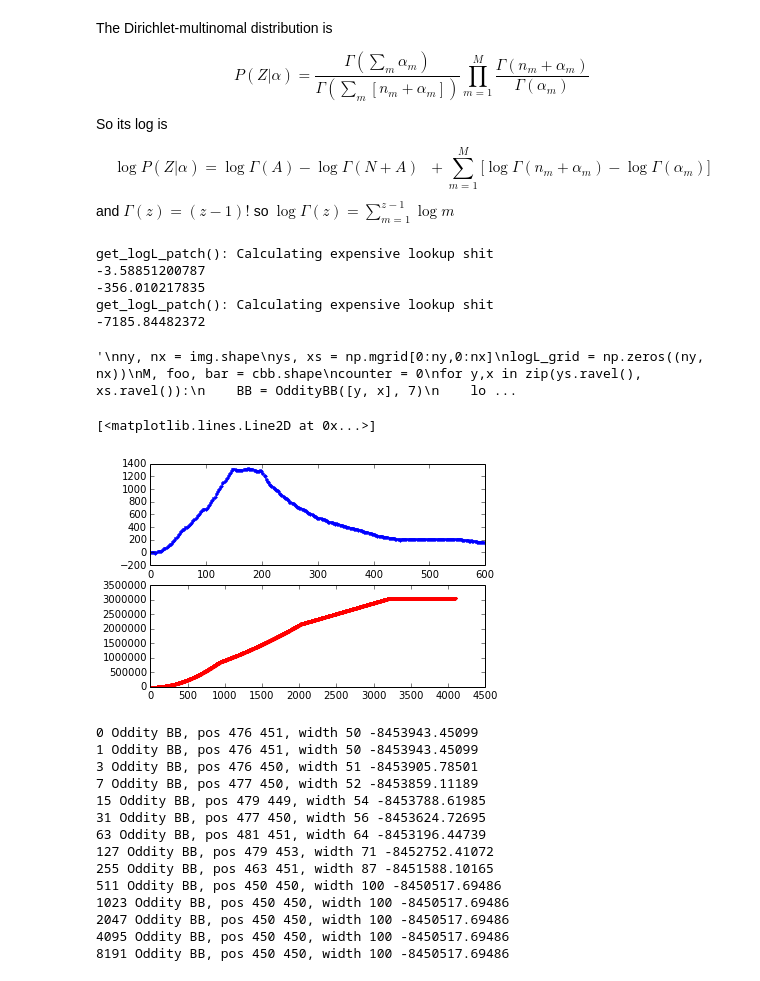
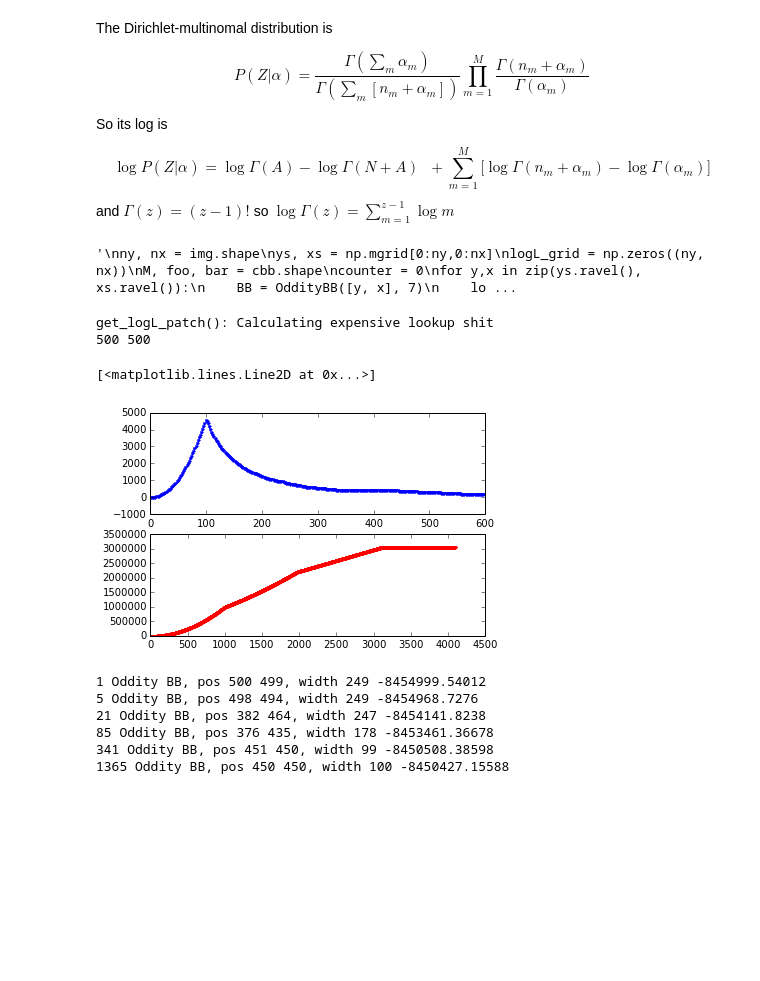
Before and after one commit to garibaldu/Oddity, a Jupyter notebook: code/squares.ipynb, the cells around one changed output. Cells and saved outputs as stored; diff of their text form; code cells hidden in the pictures; blank space fills up the shorter version.

```diff
--- a/code/squares.ipynb
+++ b/code/squares.ipynb
@@ -75,7 +74,7 @@ realimg = hdulist[0].data
 hdulist.close()
 
 # make fake data
-fakeimg = np.random.normal(size=realimg.shape)
+fakeimg = rng.normal(size=realimg.shape)
 ny, nx = fakeimg.shape
 ygrid, xgrid = mgrid[:ny, :nx]
 fakeimg += 0.0 * xgrid / nx  # to add a tiny gradient as a test
@@ -159,16 +157,9 @@ def get_logL_patch(counts, alphas):
             - np.sum(get_logL_patch.gammaln[alphas])
             )
 
-
-print get_logL_patch(np.array([1,1,1]), 100*np.array([1,2,3]))
-print get_logL_patch(np.array([31,351,21]), 100*np.array([1,2,3]))
-print get_logL_patch(np.array([1000,10000,1000]), 100*np.array([1,2,3]))
+#print get_logL_patch(np.array([1,1,1]), 100*np.array([1,2,3]))
+#print get_logL_patch(np.array([31,351,21]), 100*np.array([1,2,3]))
+#print get_logL_patch(np.array([1000,10000,1000]), 100*np.array([1,2,3]))
-# %% [output]
-get_logL_patch(): Calculating expensive lookup shit
--3.58851200787
--356.010217835
-get_logL_patch(): Calculating expensive lookup shit
--7185.84482372
 # %%
 def get_logL(cumulated_block, BBs, alphas_S, alphas_B):
     """
@@ -225,28 +216,32 @@ for y,x in zip(ys.ravel(), xs.ravel()):
 # %%
 widths = np.arange(1,2*max(img.shape),2)
 logLs = np.zeros(len(widths))
 countss = np.zeros(len(widths))
 
 alphas_S = np.ones(M, dtype=int)
-alphas_B = 2 * alphas_S
+alphas_B = 16 * alphas_S
 
 logL0 = get_logL(cbb, [], alphas_S, alphas_B)
 
-ybest, xbest = np.where(img == img.max())
-ybest, xbest = ybest[0], xbest[0]
+#ybest, xbest = np.where(img == img.max())
+#ybest, xbest = ybest[0], xbest[0]
+ybest, xbest = 500, 500
+print ybest, xbest
 
 for i, width in enumerate(widths):
     hw = (width-1)/2 # the half-width
     BB = OddityBB([ybest-hw, xbest-hw], width)
     countss[i] = np.sum(BB.get_counts(cbb))
     logLs[i] = get_logL(cbb, [BB, ], alphas_S, alphas_B)
 
 plt.subplot(211)
 plt.plot(widths, logLs-logL0,'.b')
 plt.xlim(0,600)
 
 plt.subplot(212)
 plt.plot(widths, countss,'.r')
 # %% [output]
-[<matplotlib.lines.Line2D at 0x...>]
+get_logL_patch(): Calculating expensive lookup shit
+500 500
+[<matplotlib.lines.Line2D at 0x...>]
-[figure, old version]
+[figure, new version]
@@ -253,3 +276,24 @@ plt.plot(widths, countss,'.r')
+# %%
+# Test Metropolis-Hastings algorithm
+BB = OddityBB([ybest, xbest], 250)  # initialising MCMC
+BBs = [BB, ]
+BBs.append( OddityBB([rng.randint(1,img.shape[0]), rng.randint(1,img.shape[1])], 250) ) # random BB
+i = 0
+logP = MH_step(cbb, i, BBs, alphas_S, alphas_B)
+T = 0
+for t in range(6):
+    T_inner = 2 ** (2*t)
+    for tt in range(T_inner):
+        logP = MH_step(cbb, i, BBs, alphas_S, alphas_B, temperature=1., logP=logP)
+    T += T_inner
+    print T, BBs[i], logP
+# %% [output]
+1 Oddity BB, pos 500 499, width 249 -8454999.54012
+5 Oddity BB, pos 498 494, width 249 -8454968.7276
+21 Oddity BB, pos 382 464, width 247 -8454141.8238
+85 Oddity BB, pos 376 435, width 178 -8453461.36678
+341 Oddity BB, pos 451 450, width 99 -8450508.38598
+1365 Oddity BB, pos 450 450, width 100 -8450427.15588
 # %%
 def optimize_step(cbb, i, BBs, alphas_S, alphas_B):
     """
@@ -304,32 +322,3 @@ def MH_step(cbb, i, BBs, alphas_S, alphas_B, temperature = 1., logP = None):
-# %%
-# Test Metropolis-Hastings algorithm
-BB = OddityBB([ybest, xbest], 50)  # initialising MCMC
-BBs = [BB, ]
-i = 0
-logP = MH_step(cbb, i, BBs, alphas_S, alphas_B)
-T = 0
-for t in range(13):
-    print T, BBs[i], logP
-    t_inner = 2 ** (t)
-    for tt in range(t_inner):
-        logP = MH_step(cbb, i, BBs, alphas_S, alphas_B, temperature=1., logP=logP)
-    T += t_inner
-print T, BBs[i], logP
-# %% [output]
-0 Oddity BB, pos 476 451, width 50 -8453943.45099
-1 Oddity BB, pos 476 451, width 50 -8453943.45099
-3 Oddity BB, pos 476 450, width 51 -8453905.78501
-7 Oddity BB, pos 477 450, width 52 -8453859.11189
-15 Oddity BB, pos 479 449, width 54 -8453788.61985
-31 Oddity BB, pos 477 450, width 56 -8453624.72695
-63 Oddity BB, pos 481 451, width 64 -8453196.44739
-127 Oddity BB, pos 479 453, width 71 -8452752.41072
-255 Oddity BB, pos 463 451, width 87 -8451588.10165
-511 Oddity BB, pos 450 450, width 100 -8450517.69486
-1023 Oddity BB, pos 450 450, width 100 -8450517.69486
-2047 Oddity BB, pos 450 450, width 100 -8450517.69486
-4095 Oddity BB, pos 450 450, width 100 -8450517.69486
-8191 Oddity BB, pos 450 450, width 100 -8450517.69486
 # %%
 def optimize(cbb, i, BBs, alphas_S, alphas_B):
     while not optimize_step(cbb, i, BBs, alphas_S, alphas_B):
```
Also changed, not shown: parts of 11 cells of this notebook.
